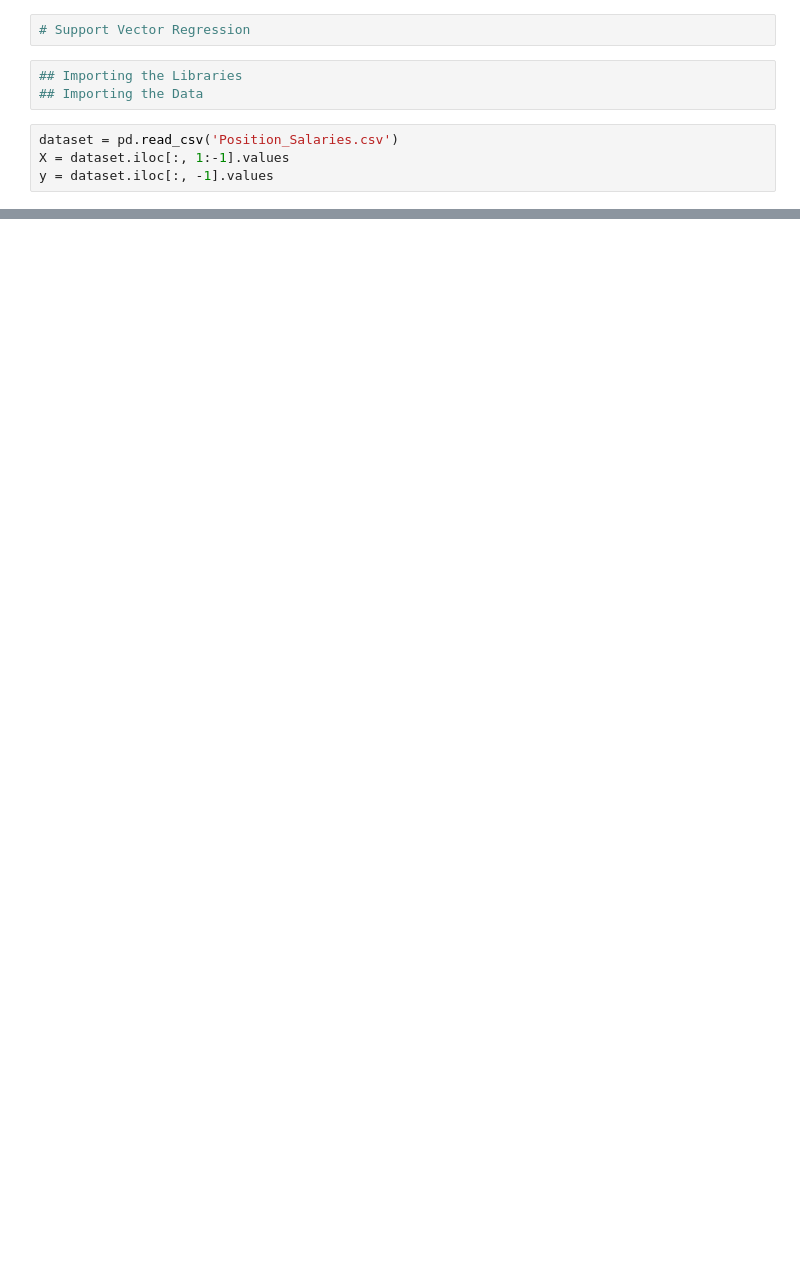
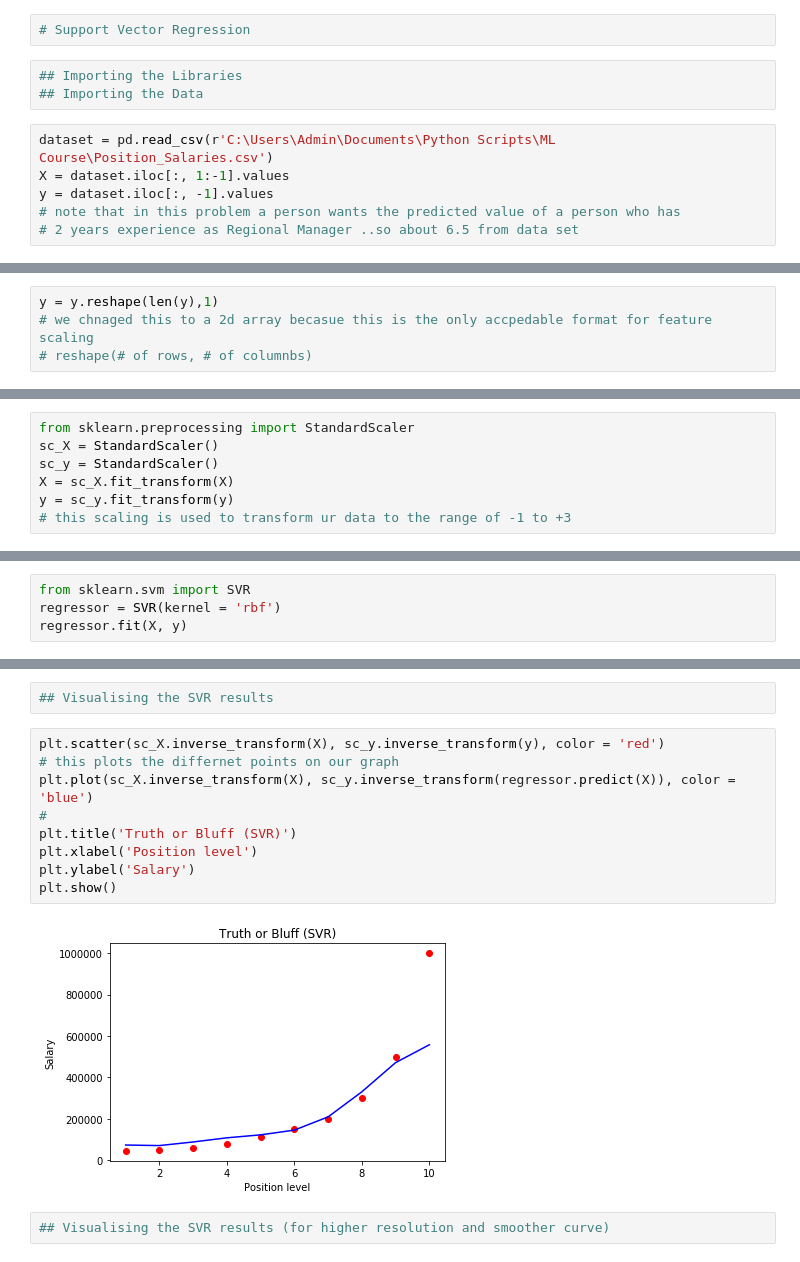
Before and after one commit to J-Cristian/ML-Course-, a Jupyter notebook: Machine Learning Course .ipynb, the cells around one changed output, grey strips where cells are left out. Saved outputs shown, nothing was run; the diff lists cells and outputs as text; blank space fills up the shorter version.

```diff
--- a/Machine Learning Course .ipynb
+++ b/Machine Learning Course .ipynb
@@ -132,6 +163,8 @@ NameError: name 'X_test' is not defined
 ## Importing the Libraries
 ## Importing the Data
 # %%
-dataset = pd.read_csv('Position_Salaries.csv')
+dataset = pd.read_csv(r'C:\Users\Admin\Documents\Python Scripts\ML Course\Position_Salaries.csv')
 X = dataset.iloc[:, 1:-1].values
 y = dataset.iloc[:, -1].values
+# note that in this problem a person wants the predicted value of a person who has
+# 2 years experience as Regional Manager ..so about 6.5 from data set
@@ -139,0 +189,4 @@ FileNotFoundError: [Errno 2] File b'Position_Salaries.csv' does not exist: b'Pos
+# %%
+y = y.reshape(len(y),1)
+# we chnaged this to a 2d array becasue this is the only accpedable format for feature scaling
+# reshape(# of rows, # of columnbs)
@@ -139,0 +208,7 @@ FileNotFoundError: [Errno 2] File b'Position_Salaries.csv' does not exist: b'Pos
+# %%
+from sklearn.preprocessing import StandardScaler
+sc_X = StandardScaler()
+sc_y = StandardScaler()
+X = sc_X.fit_transform(X)
+y = sc_y.fit_transform(y)
+# this scaling is used to transform ur data to the range of -1 to +3
@@ -139,0 +243,4 @@ FileNotFoundError: [Errno 2] File b'Position_Salaries.csv' does not exist: b'Pos
+# %%
+from sklearn.svm import SVR
+regressor = SVR(kernel = 'rbf')
+regressor.fit(X, y)
@@ -139,0 +261,15 @@ FileNotFoundError: [Errno 2] File b'Position_Salaries.csv' does not exist: b'Pos
+# %%
+## Visualising the SVR results
+# %%
+plt.scatter(sc_X.inverse_transform(X), sc_y.inverse_transform(y), color = 'red')
+# this plots the differnet points on our graph
+plt.plot(sc_X.inverse_transform(X), sc_y.inverse_transform(regressor.predict(X)), color = 'blue')
+#
+plt.title('Truth or Bluff (SVR)')
+plt.xlabel('Position level')
+plt.ylabel('Salary')
+plt.show()
+# %% [output]
+[figure, added]
+# %%
+## Visualising the SVR results (for higher resolution and smoother curve)
```
Also changed, not shown: parts of 28 cells of this notebook.
